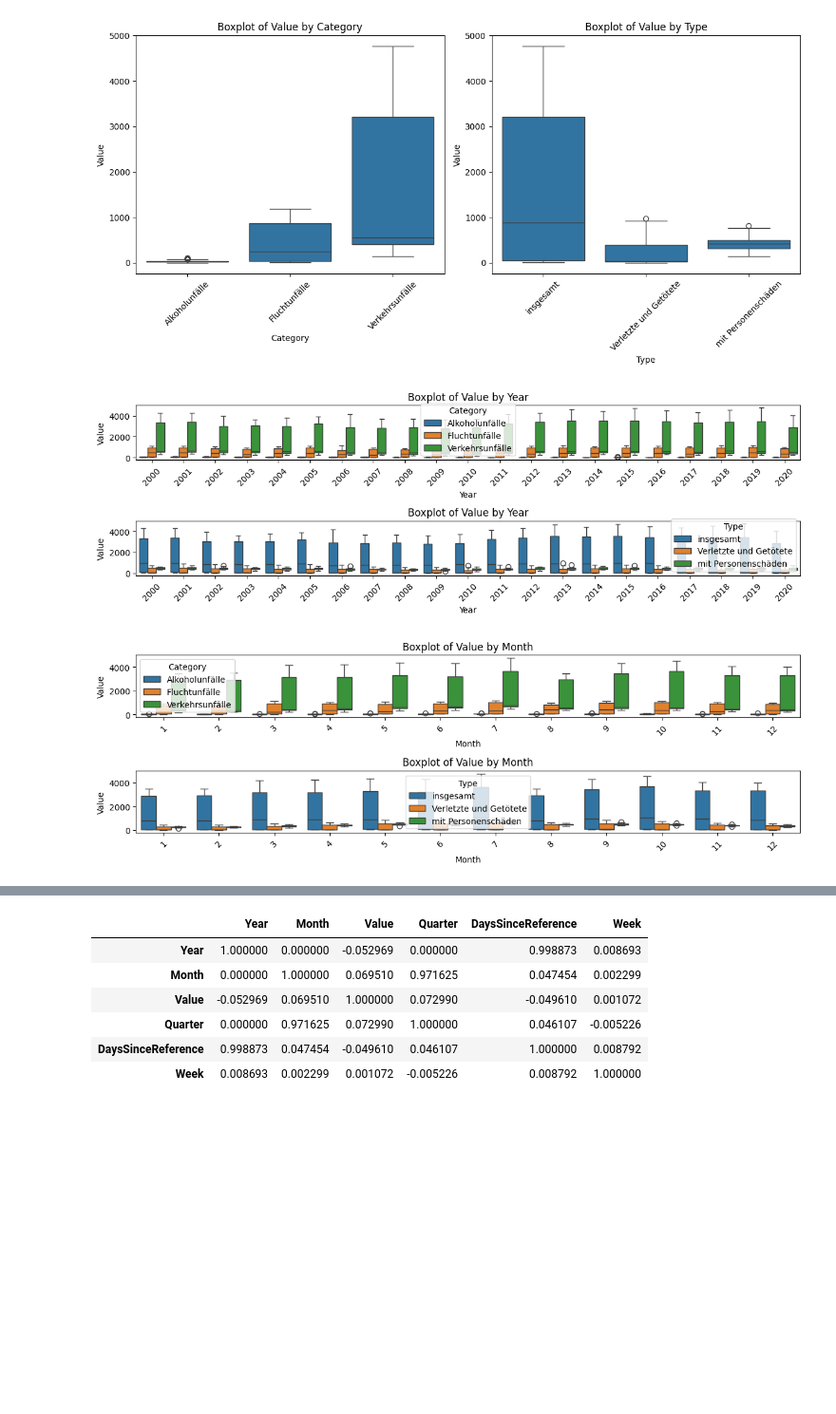
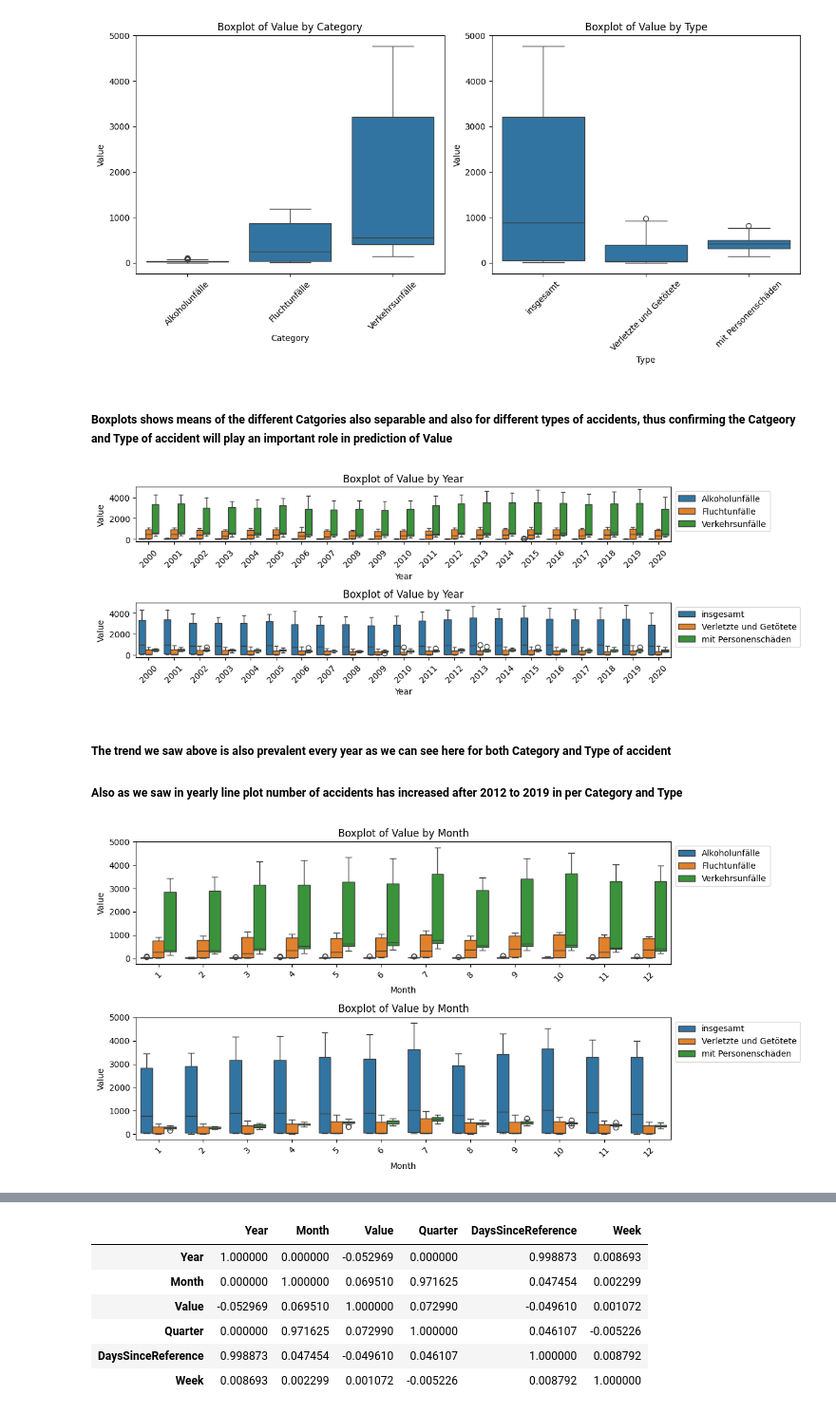
Before and after one commit to kashif-flask/DPS_challenge, a Jupyter notebook: notebook.ipynb, the cells around one changed output, grey strips where cells are left out. Shown at 95% size. Drawn from its saved outputs; the diff is of its cells as text; code cells hidden in the pictures; blank space fills up the shorter version.

```diff
--- a/notebook.ipynb
+++ b/notebook.ipynb
@@ -202,6 +209,8 @@ plt.tight_layout()
 plt.show()
 # %% [output]
 [figure]
+# %% [markdown]
+##### Boxplots shows means of the different Catgories also separable and also for different types of accidents, thus confirming the Catgeory and Type of accident will play an important role in prediction of Value
 # %%
 import seaborn as sns
 # Create a figure with two subplots
@@ -211,34 +220,41 @@ fig, axes = plt.subplots(2, 1, figsize=(12, 4))
 sns.boxplot(x='Year',y='Value',data=df_20,hue='Category',ax=axes[0])
 axes[0].set_title('Boxplot of Value by Year')
 axes[0].tick_params(axis='x', rotation=45)
+axes[0].legend(loc='upper left',bbox_to_anchor=(1,1))
 
 # Boxplot for 'Value' by Type
 sns.boxplot(x='Year',y='Value',data=df_20,hue='Type',ax=axes[1])
 axes[1].set_title('Boxplot of Value by Year')
 axes[1].tick_params(axis='x', rotation=45)
+axes[1].legend(loc='upper left',bbox_to_anchor=(1,1))
 
 # Adjust layout for better spacing
 plt.tight_layout()
 plt.show()
 # %% [output]
-[figure, old version]
+[figure, new version]
+# %% [markdown]
+##### The trend we saw above is also prevalent every year as we can see here for both Category and Type of accident
+##### Also as we saw in yearly line plot  number of accidents has increased after 2012 to 2019  in per Category and Type
 # %%
 import seaborn as sns
 # Create a figure with two subplots
-fig, axes = plt.subplots(2, 1, figsize=(12, 4))
+fig, axes = plt.subplots(2, 1, figsize=(12, 6))
 
 # Boxplot for 'Value' by Category
 sns.boxplot(x='Month',y='Value',data=df_20,hue='Category',ax=axes[0])
 axes[0].set_title('Boxplot of Value by Month')
 axes[0].tick_params(axis='x', rotation=45)
+axes[0].legend(loc='upper left', bbox_to_anchor=(1, 1))
 
 # Boxplot for 'Value' by Type
 sns.boxplot(x='Month',y='Value',data=df_20,hue='Type',ax=axes[1])
 axes[1].set_title('Boxplot of Value by Month')
 axes[1].tick_params(axis='x', rotation=45)
+axes[1].legend(loc='upper left', bbox_to_anchor=(1, 1))
 
 # Adjust layout for better spacing
 plt.tight_layout()
 plt.show()
 # %% [output]
-[figure, old version]
+[figure, new version]
```
Also changed, not shown: parts of 34 cells of this notebook, 1 other file.
